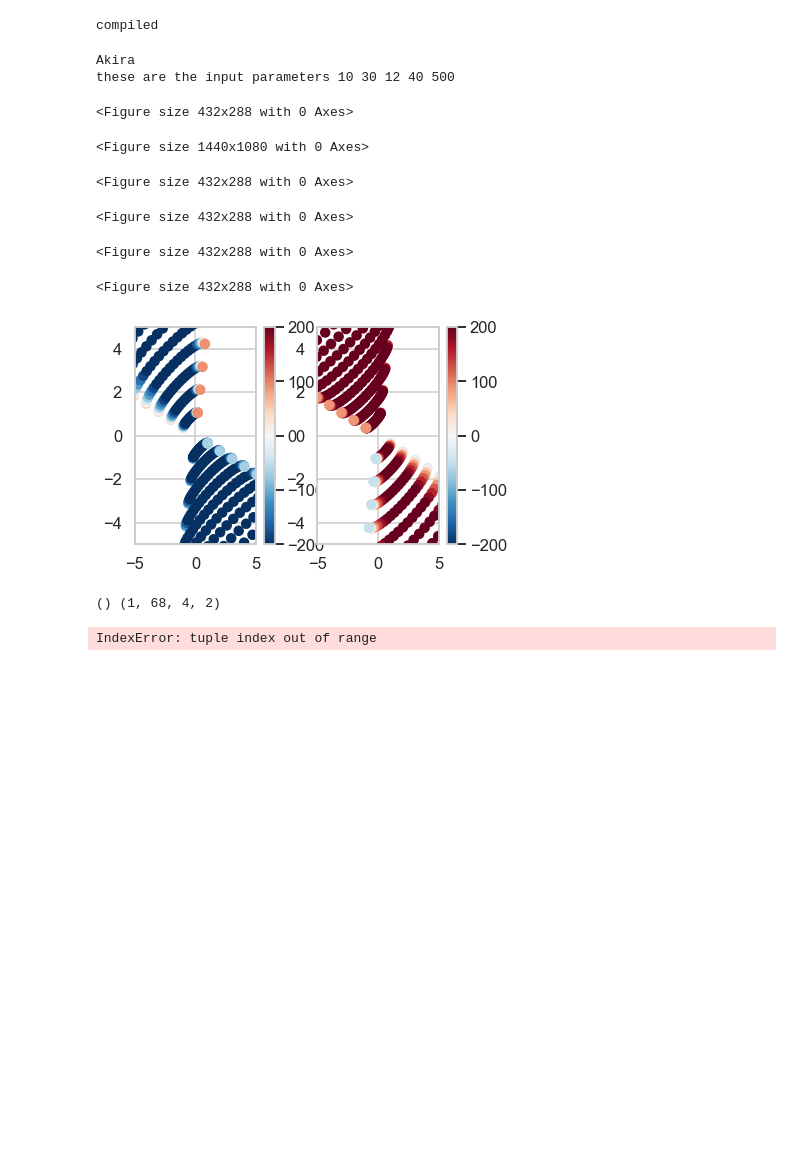
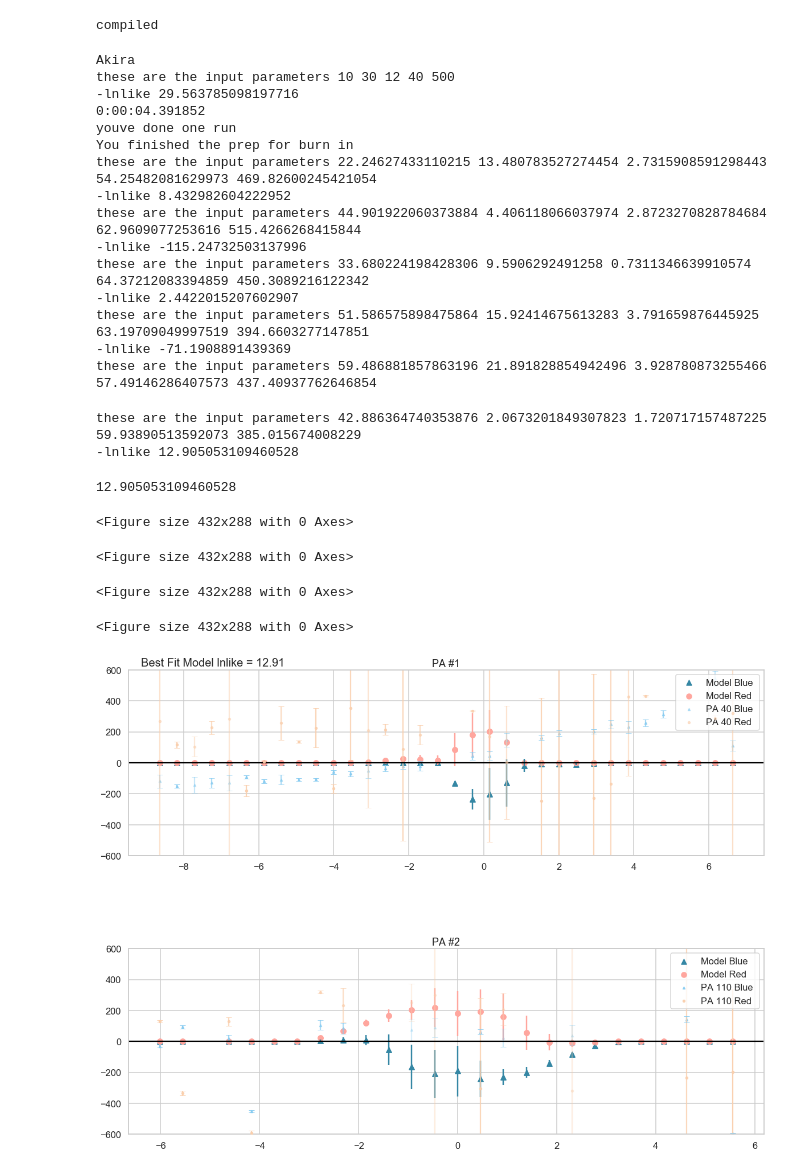
Before and after one commit to beckynevin/Bicones, a Jupyter notebook: Bicone_emcee.ipynb, the cells around one changed output. Saved outputs shown, nothing was run; the diff lists cells and outputs as text; code cells hidden in the pictures; blank space fills up the shorter version.

Commit message:
Updated so the emcee is running!

```diff
--- a/Bicone_emcee.ipynb
+++ b/Bicone_emcee.ipynb
@@ -2154,9 +2116,9 @@ for z in range(len(names)):
     boundaries = a_function_that_computes_bounds(xs_proj, ys_proj, cen_list, PA_pos,
                                                  slitwidth, spatial_resolution,
                                                 color_list)
-
-
-    lnlike_bicone(z_prelim, boundaries, xs_data_list, vel_data_list)
+    #print(np.shape(boundaries[0]), np.shape(np.reshape(boundaries[0],(np.shape(boundaries[0])[1],np.shape(boundaries[0])[2],np.shape(boundaries[0])[3]))))
+    args = [boundaries,  xs_data_list, vel_data_list, error_up_list, error_down_list, 'no']
+    lnlike_bicone(z_prelim, *args)
 
 
 
@@ -2207,7 +2169,7 @@ for z in range(len(names)):
 
 
 
-    STOP
+
 
     end=datetime.datetime.now()
     print(end-start)
@@ -2217,16 +2179,16 @@ for z in range(len(names)):
 
     def lnprior(z):
         phi_array, theta_array, r_t, half_angle, vel_max_array=z
-        if 0 < phi_array < 90 and 0.0 < theta_array < 359.9 and 0 < r_t < 10 and 0 < half_angle < 90 and 10 < vel_max_array < 1000:
+        if 0 < phi_array < 90 and 0.0 < theta_array < 359.9 and 0 < r_t < 100 and 0 < half_angle < 90 and 10 < vel_max_array < 1000:
             return 0.0
         return -np.inf
     #you also need the log likelihood function:
     #we already have a log likelihood function
-    def lnprob(z):
+    def lnprob(z, *args):
         lp=lnprior(z)
         if not np.isfinite(lp):
             return -np.inf
-        return lp + lnlike_bicone(z)
+        return lp + lnlike_bicone(z, *args)
     ndim, nwalkers=5,10#was 100
     result=45,18.6,2,63.36,420
     mult=10,20,1,10,100
@@ -2238,12 +2200,14 @@ for z in range(len(names)):
     import emcee
     start=datetime.datetime.now()
     #count=0
-    sampler=emcee.EnsembleSampler(nwalkers, ndim, lnprob,a=2, threads=48)
+    sampler=emcee.EnsembleSampler(nwalkers, ndim, lnprob,a=2, threads=48, args=[boundaries,  xs_data_list, vel_data_list, error_up_list, error_down_list, 'no'])
     #sampler=emcee.EnsembleSampler(nwalkers, ndim, lnprob,a=1.75, threads=48)
     print('You finished the prep for burn in')
 
     len_chain = 20
-    pos, prob, state = sampler.run_mcmc(pos,len_chain, progress=True)#was 200
+    pos, prob, state = sampler.run_mcmc(pos,
+                                        len_chain, progress=True)
+    #was 200
     end=datetime.datetime.now()
     samples_pre=sampler.chain[:,:,:]
     f_acc_pre=sampler.acceptance_fraction
@@ -2295,15 +2259,42 @@ for z in range(len(names)):
     mean_3 = np.mean(samples_pre[:][len_chain][3])
     mean_4 = np.mean(samples_pre[:][len_chain][4])
     print('mean variables', mean_0, mean_1, mean_2, mean_3, mean_4)
+
+    # Now make a plot of the bicone from these
+
+    args = [boundaries,  xs_data_list, vel_data_list, error_up_list, error_down_list, 'yes']
+    lnlike_bicone([mean_0, mean_1, mean_2, mean_3, mean_4], *args)
 # %% [output]
 Akira
 these are the input parameters 10 30 12 40 500
+-lnlike 29.563785098197716
+0:00:04.391852
+youve done one run
+You finished the prep for burn in
+these are the input parameters 22.24627433110215 13.480783527274454 2.7315908591298443 54.25482081629973 469.82600245421054
+-lnlike 8.432982604222952
+these are the input parameters 44.901922060373884 4.406118066037974 2.8723270828784684 62.9609077253616 515.4266268415844
+-lnlike -115.24732503137996
+these are the input parameters 33.680224198428306 9.5906292491258 0.7311346639910574 64.37212083394859 450.3089216122342
+-lnlike 2.4422015207602907
+these are the input parameters 51.586575898475864 15.92414675613283 3.791659876445925 63.19709049997519 394.6603277147851
+-lnlike -71.1908891439369
+these are the input parameters 59.486881857863196 21.891828854942496 3.928780873255466 57.49146286407573 437.40937762646854
-<Figure size 432x288 with 0 Axes>
-<Figure size 1440x1080 with 0 Axes>
-<Figure size 432x288 with 0 Axes>
-<Figure size 432x288 with 0 Axes>
-<Figure size 432x288 with 0 Axes>
-<Figure size 432x288 with 0 Axes>
-[figure, removed]
-() (1, 68, 4, 2)
-IndexError: tuple index out of range
+# %%
+# Now make a plot of the bicone from these
+mean_0 = 42.886364740353876
+mean_1 = 2.0673201849307823
+mean_2 = 1.720717157487225
+mean_3 = 59.93890513592073
+mean_4 = 385.015674008229
+args = [boundaries,  xs_data_list, vel_data_list, error_up_list, error_down_list, 'yes']
+lnlike_bicone([mean_0, mean_1, mean_2, mean_3, mean_4], *args)
+# %% [output]
+these are the input parameters 42.886364740353876 2.0673201849307823 1.720717157487225 59.93890513592073 385.015674008229
+-lnlike 12.905053109460528
+12.905053109460528
+<Figure size 432x288 with 0 Axes>
+<Figure size 432x288 with 0 Axes>
+<Figure size 432x288 with 0 Axes>
+<Figure size 432x288 with 0 Axes>
+[figure, added]
```
Also changed, not shown: parts of 2 cells of this notebook.
